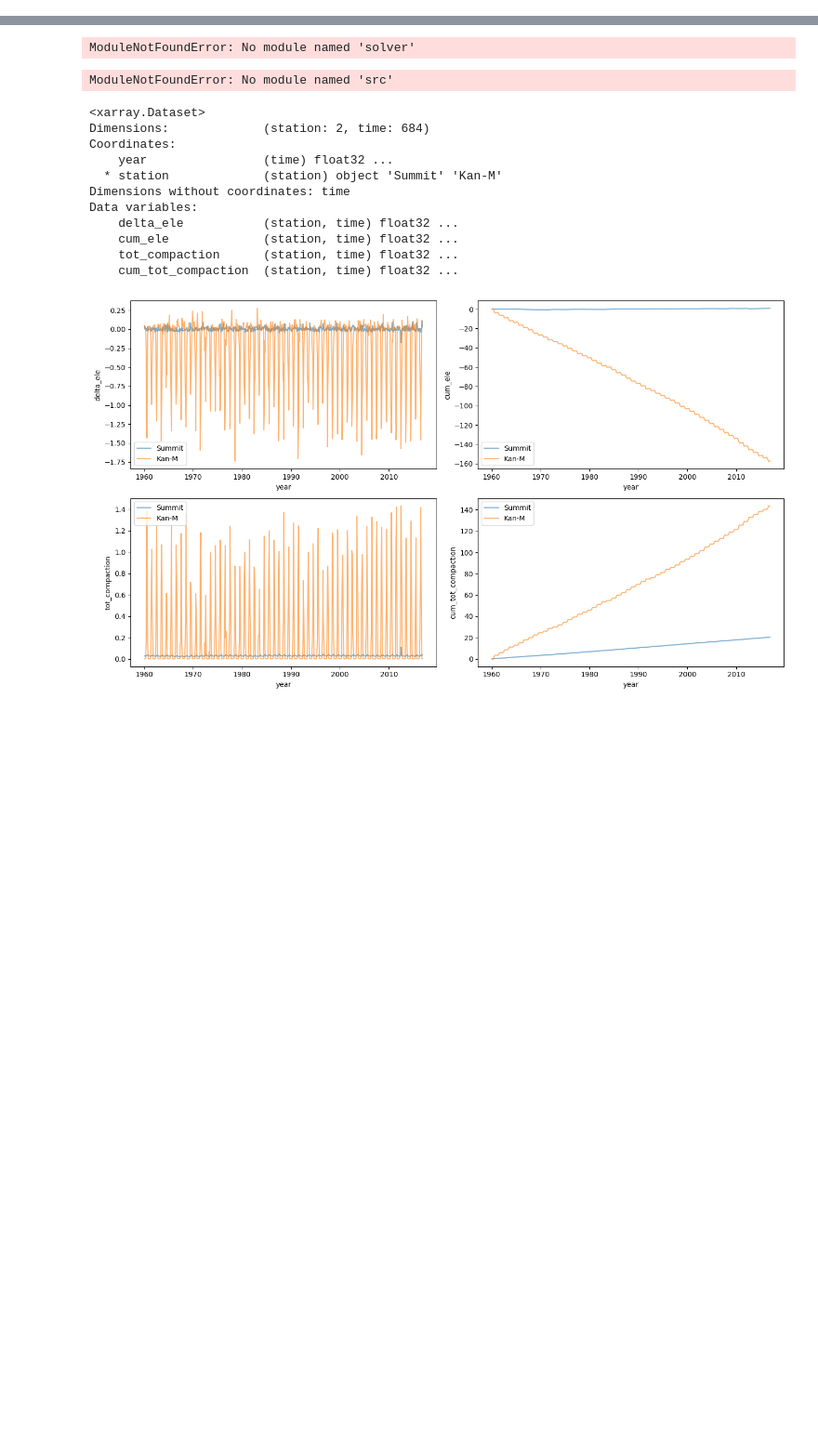
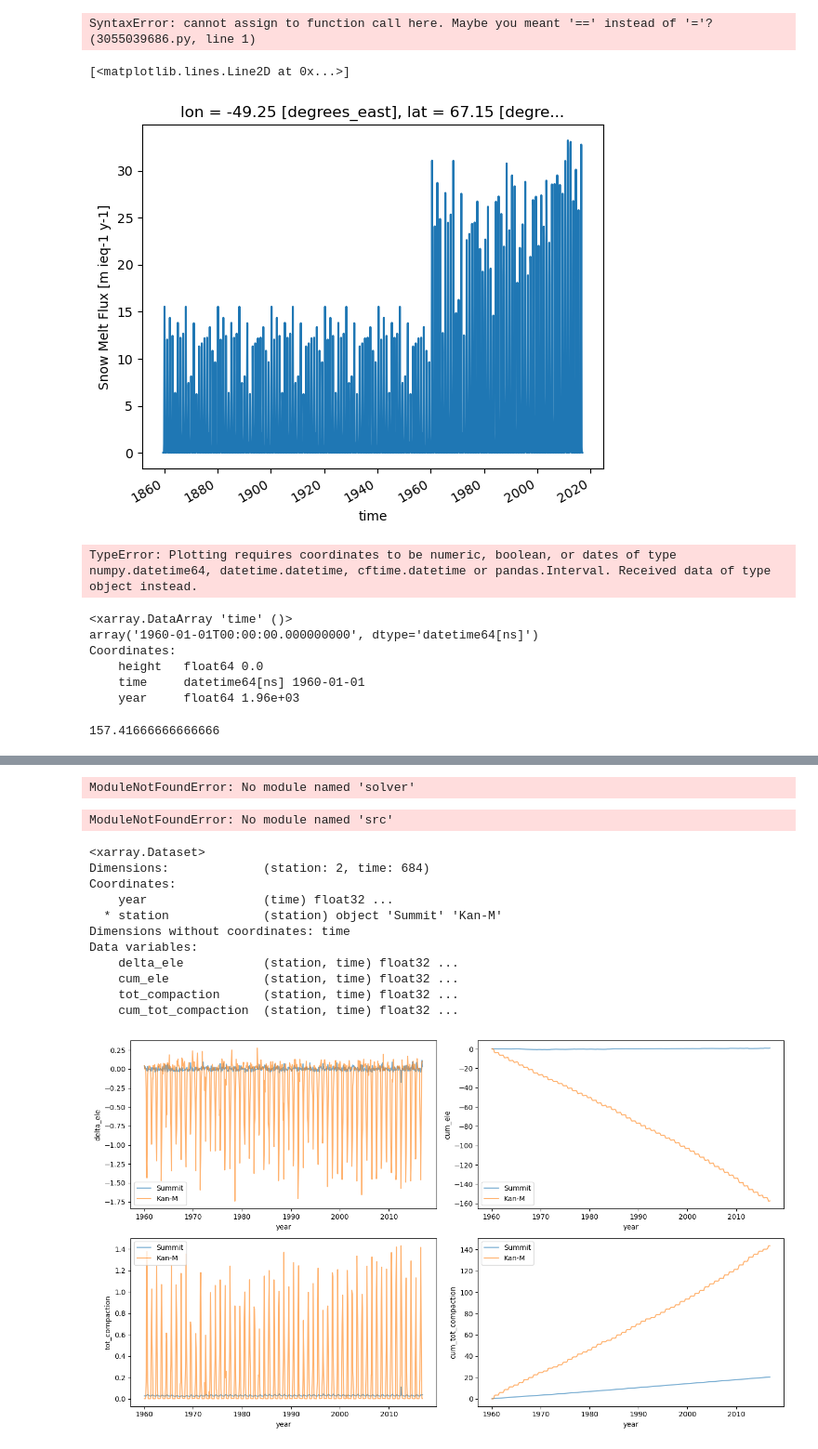
Before and after one commit to Jez-Carter/CommunityFirnModel, a Jupyter notebook: CFM_Lancaster/scripts/Dev.ipynb, the cells around one changed output, grey strips where cells are left out. Shown at 93% size. Cells and saved outputs as stored; diff of their text form; code cells hidden in the pictures; blank space fills up the shorter version.

```diff
--- a/CFM_Lancaster/scripts/Dev.ipynb
+++ b/CFM_Lancaster/scripts/Dev.ipynb
@@ -0,0 +1,26 @@
+# %%
+import xarray as xr
+from src.helper_functions import resample_to_monthly,create_spin
+from src.paths import processed_data_path,repo_path
+
+base_path = '/home/jez/'
+in_path = f"{processed_data_path}stations_ds.nc"
+cfm_data_path = f"{repo_path}CFM_Lancaster/data/cfm_input/"
+
+ds = xr.open_dataset(in_path)
+
+ds = resample_to_monthly(ds)
+
+#NOTE One unfortunate limitation of using datetime64[ns] is that it limits the native representation of dates to those that fall between the years 1678 and 2262.
+#NOTE See https://docs.xarray.dev/en/stable/user-guide/time-series.html for how this impacts xarray - essentially if we go back further than 1678 the time coordinate values behave strangely.
+
+start_time,end_time = '1960-01-01', '2016-12-31'
+ref_period_start,ref_period_end = '1960-01-01', '1980-01-01'
+repeated_spinups = 5# 5 repeated spinups of 20 years would be 100years of spinup
+
+ds = ds.sel(time=slice(start_time,end_time))
+
+for i in range(repeated_spinups):
+    ds_spin = create_spin(ds, ref_period_start,ref_period_end)
+    ds = xr.concat([ds_spin,ds],dim='time')
+    ds = ds.sortby('time')
@@ -0,0 +56,2 @@
+# %%
+ds.snowmelt.loc[dict(time=slice(start_time,end_time))] = ds.snowmelt.sel(time=slice(start_time,end_time))*2
@@ -0,0 +80,26 @@
+# %%
+ds.snowmelt.sel(time=slice(start_time,end_time)) = ds.snowmelt.sel(time=slice(start_time,end_time))*2
+# %% [output]
+SyntaxError: cannot assign to function call here. Maybe you meant '==' instead of '='? (3055039686.py, line 1)
+# %%
+ds.snowmelt.isel(station=1).plot()
+# %% [output]
+[<matplotlib.lines.Line2D at 0x...>]
+[figure, added]
+# %%
+ds.snowfall.plot()
+# %% [output]
+TypeError: Plotting requires coordinates to be numeric, boolean, or dates of type numpy.datetime64, datetime.datetime, cftime.datetime or pandas.Interval. Received data of type object instead.
+# %%
+ds['time'][0]
+# %% [output]
+<xarray.DataArray 'time' ()>
+array('1960-01-01T00:00:00.000000000', dtype='datetime64[ns]')
+Coordinates:
+    height   float64 0.0
+    time     datetime64[ns] 1960-01-01
+    year     float64 1.96e+03
+# %%
+1889/12
+# %% [output]
+157.41666666666666
```
Also changed, not shown: parts of 17 cells of this notebook, 12 other files.
